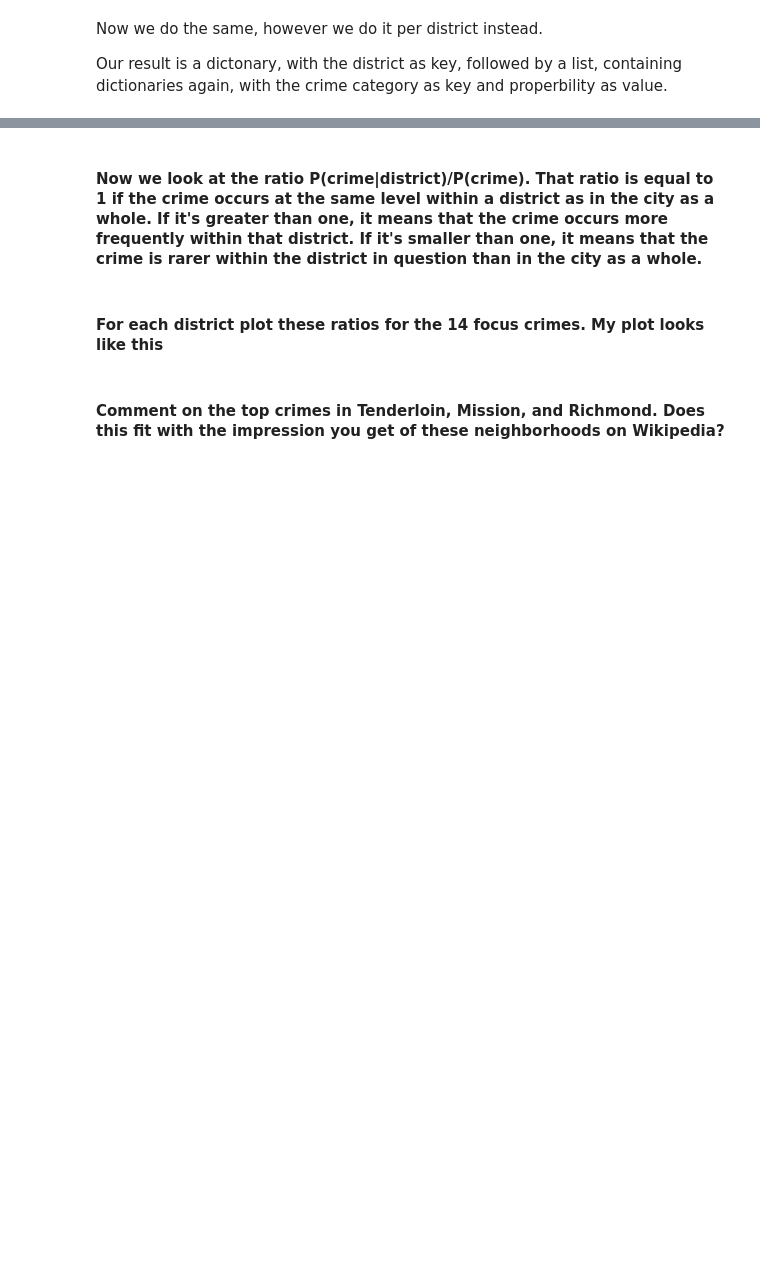
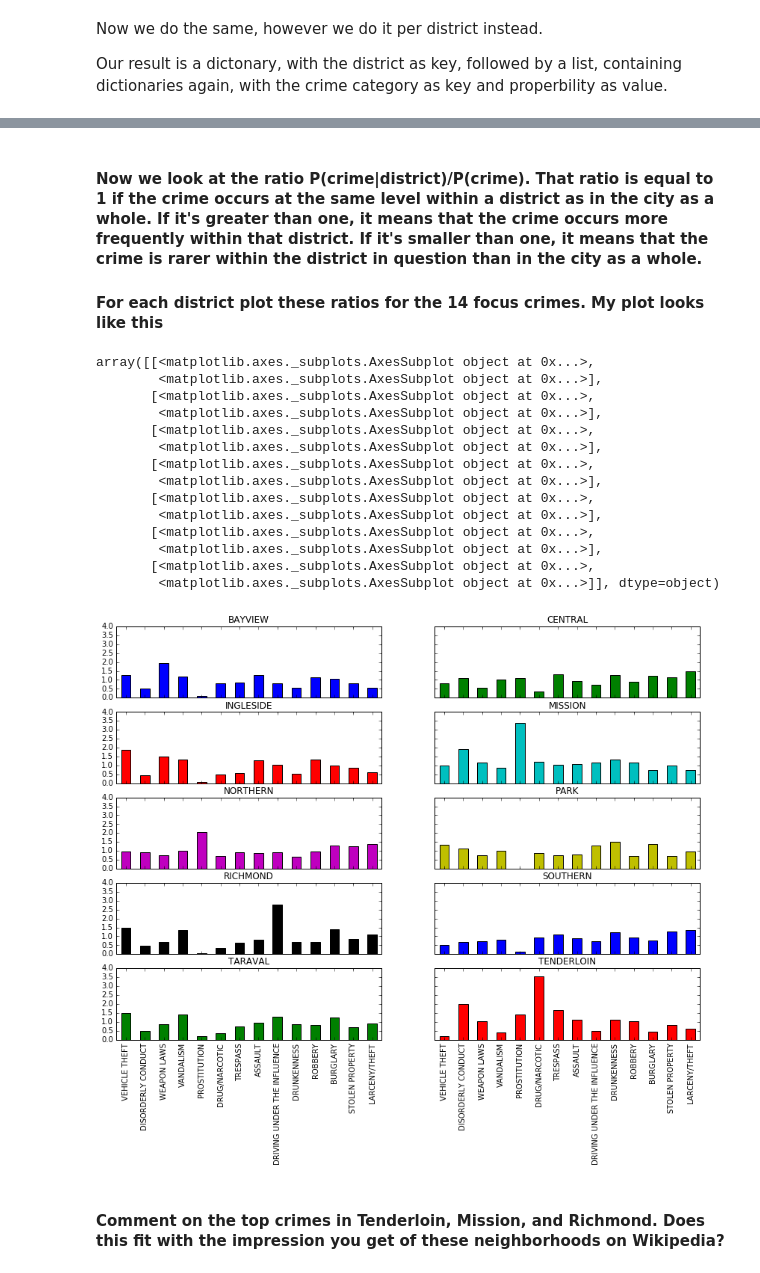
Before and after one commit to masve/saav-deliveries, a Jupyter notebook: assignment1/Assignment1.ipynb, the cells around one changed output, grey strips where cells are left out. Cells and saved outputs as stored; diff of their text form; code cells hidden in the pictures; blank space fills up the shorter version.

Commit message:
Made the plot

```diff
--- a/assignment1/Assignment1.ipynb
+++ b/assignment1/Assignment1.ipynb
@@ -118,6 +118,9 @@ from __future__ import division
 
 CatetoryCrimeCounter = Counter([d['Category'] for d in data])
 
-p_crime = [{k: v/len(data)} for k,v in CatetoryCrimeCounter.most_common()]
+p_crime = {}
+for k,v in CatetoryCrimeCounter.most_common():
+    p_crime[k] = v/len(data)
+
 p_crime
 # %% [output]
@@ -146,9 +149,12 @@ Now we do the same, however we do it per district instead.
 Our result is a dictonary, with the district as key, followed by a list, containing dictionaries again, with the crime category as key and properbility as value.
 # %%
 p_crime_district = {}
+l = len(data)
 for district in list(PdDistrictSet):
     counter = Counter([d['Category'] for d in data if d['PdDistrict'] == district])
-    p_crime_district[district] = [{k: v/len(data)} for k,v in counter.most_common()]
+    p_crime_district[district] = {}
+    for k,v in counter.most_common():
+            p_crime_district[district][k] = v / len(list(counter.elements()));
 
 
 p_crime_district
@@ -173,7 +179,41 @@ p_crime_district
 # %% [markdown]
 #### Now we look at the ratio P(crime|district)/P(crime). That ratio is equal to 1 if the crime occurs at the same level within a district as in the city as a whole. If it's greater than one, it means that the crime occurs more frequently within that district. If it's smaller than one, it means that the crime is rarer within the district in question than in the city as a whole.
+
+#### For each district plot these ratios for the 14 focus crimes. My plot looks like this
-# %% [markdown]
-#### For each district plot these ratios for the 14 focus crimes. My plot looks like this
+# %%
+import pandas as pd
+%matplotlib inline
+
+def calcRatioForDistrict(districtCounter, overAllCounter, district):
+    ys = []
+    xs = []
+    for fc in list(focuscrimes):
+        ys.append(districtCounter[fc] / overAllCounter[fc])
+        xs.append(fc)
+    return pd.Series(ys, index=xs)
+
+series = {}
+for district in list(PdDistrictSet):
+    series[district] = calcRatioForDistrict(p_crime_district[district], p_crime, district)
+
+df = pd.DataFrame(series)
+df.plot(kind="bar", subplots=True, figsize=(14,14),layout=(7,2), legend=False,sharey=True)
+# %% [output]
+array([[<matplotlib.axes._subplots.AxesSubplot object at 0x...>,
+        <matplotlib.axes._subplots.AxesSubplot object at 0x...>],
+       [<matplotlib.axes._subplots.AxesSubplot object at 0x...>,
+        <matplotlib.axes._subplots.AxesSubplot object at 0x...>],
+       [<matplotlib.axes._subplots.AxesSubplot object at 0x...>,
+        <matplotlib.axes._subplots.AxesSubplot object at 0x...>],
+       [<matplotlib.axes._subplots.AxesSubplot object at 0x...>,
+        <matplotlib.axes._subplots.AxesSubplot object at 0x...>],
+       [<matplotlib.axes._subplots.AxesSubplot object at 0x...>,
+        <matplotlib.axes._subplots.AxesSubplot object at 0x...>],
+       [<matplotlib.axes._subplots.AxesSubplot object at 0x...>,
+        <matplotlib.axes._subplots.AxesSubplot object at 0x...>],
+       [<matplotlib.axes._subplots.AxesSubplot object at 0x...>,
+        <matplotlib.axes._subplots.AxesSubplot object at 0x...>]], dtype=object)
+[figure, added]
 # %% [markdown]
 #### Comment on the top crimes in Tenderloin, Mission, and Richmond. Does this fit with the impression you get of these neighborhoods on Wikipedia?
 # %% [markdown]
```
Also changed, not shown: parts of 2 cells of this notebook.
